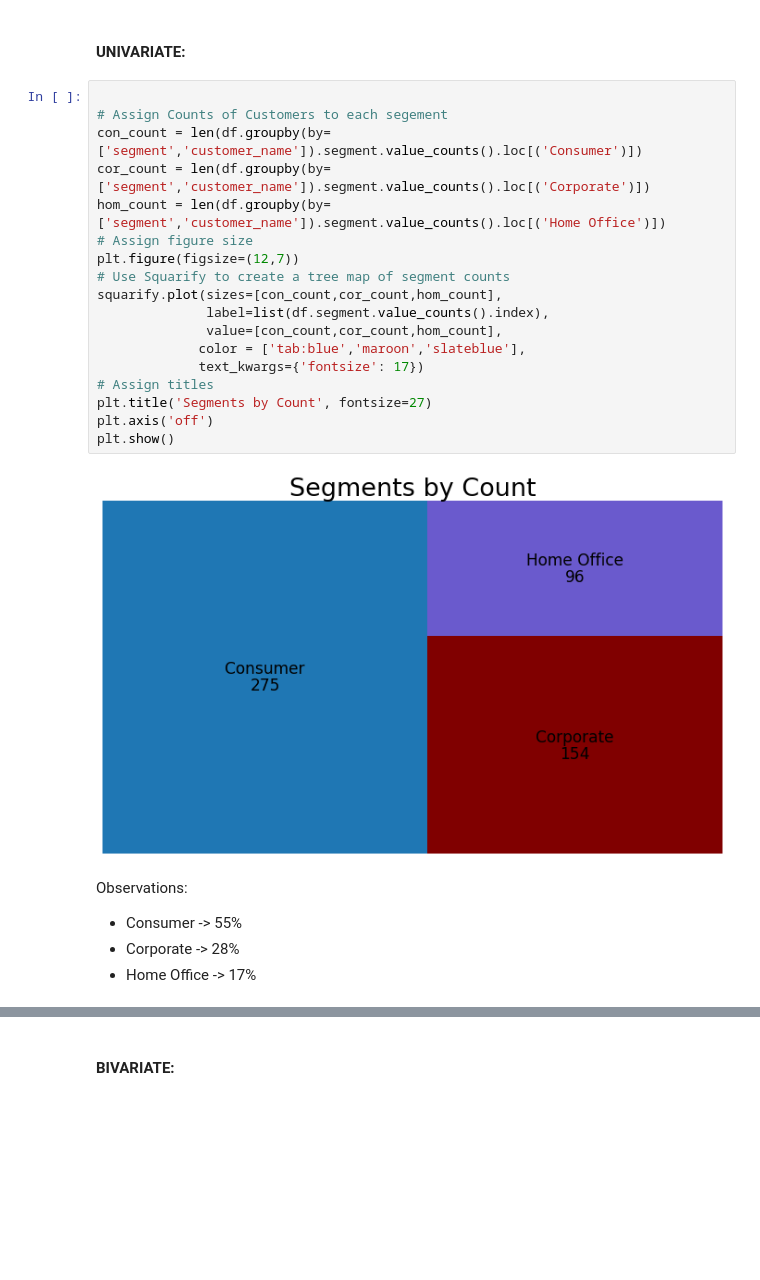
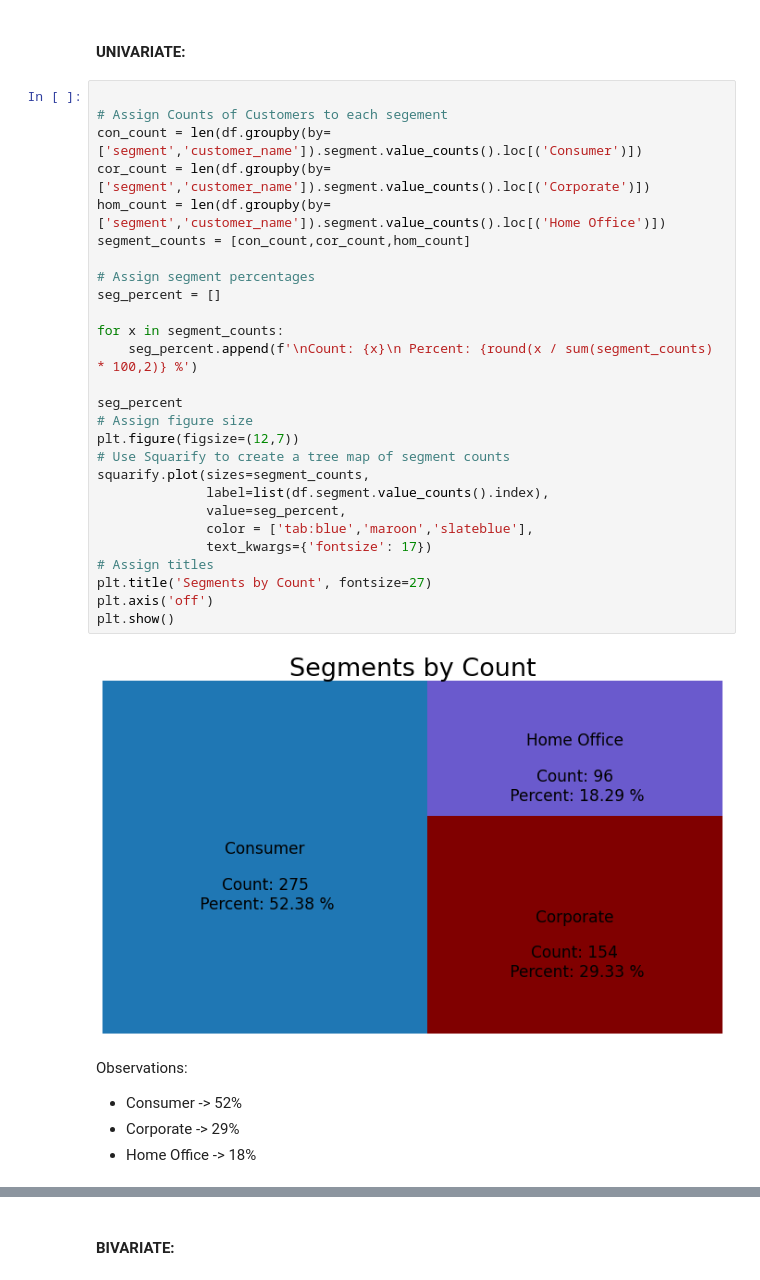
Before and after one commit to long-name-gang/time_series-project, a Jupyter notebook: rachel_final_report.ipynb, the cells around one changed output, grey strips where cells are left out. Cells and saved outputs as stored; diff of their text form; blank space fills up the shorter version.

```diff
--- a/rachel_final_report.ipynb
+++ b/rachel_final_report.ipynb
@@ -205,25 +214,34 @@ Exploration started with looking at the distribution of profit and the distribut
 # %%
 
 # Assign Counts of Customers to each segement
 con_count = len(df.groupby(by=['segment','customer_name']).segment.value_counts().loc[('Consumer')])
 cor_count = len(df.groupby(by=['segment','customer_name']).segment.value_counts().loc[('Corporate')])
 hom_count = len(df.groupby(by=['segment','customer_name']).segment.value_counts().loc[('Home Office')])
+segment_counts = [con_count,cor_count,hom_count]
+
+# Assign segment percentages
+seg_percent = []
+
+for x in segment_counts:
+    seg_percent.append(f'\nCount: {x}\n Percent: {round(x / sum(segment_counts) * 100,2)} %')
+
+seg_percent
 # Assign figure size
 plt.figure(figsize=(12,7))
 # Use Squarify to create a tree map of segment counts
-squarify.plot(sizes=[con_count,cor_count,hom_count],
+squarify.plot(sizes=segment_counts,
               label=list(df.segment.value_counts().index),
-              value=[con_count,cor_count,hom_count],
-             color = ['tab:blue','maroon','slateblue'],
-             text_kwargs={'fontsize': 17})
+              value=seg_percent,
+              color = ['tab:blue','maroon','slateblue'],
+              text_kwargs={'fontsize': 17})
 # Assign titles
 plt.title('Segments by Count', fontsize=27)
 plt.axis('off')
 plt.show()
 # %% [output]
-[figure, old version]
+[figure, new version]
 # %% [markdown]
 Observations:
-- Consumer -> 55%
-- Corporate -> 28%
-- Home Office -> 17%
+- Consumer -> 52%
+- Corporate -> 29%
+- Home Office -> 18%
```
Also changed, not shown: parts of 40 cells of this notebook.
